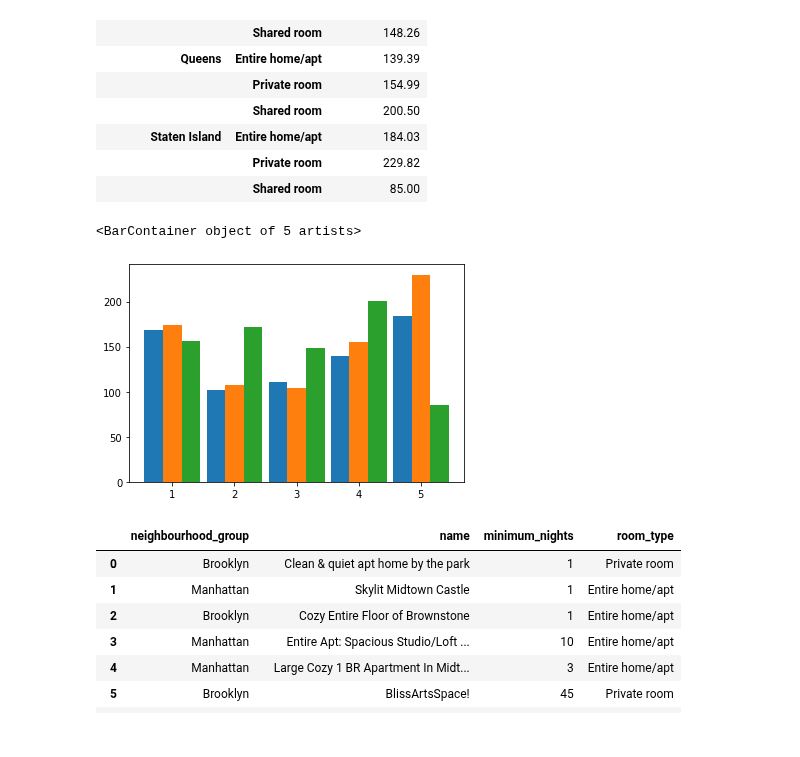
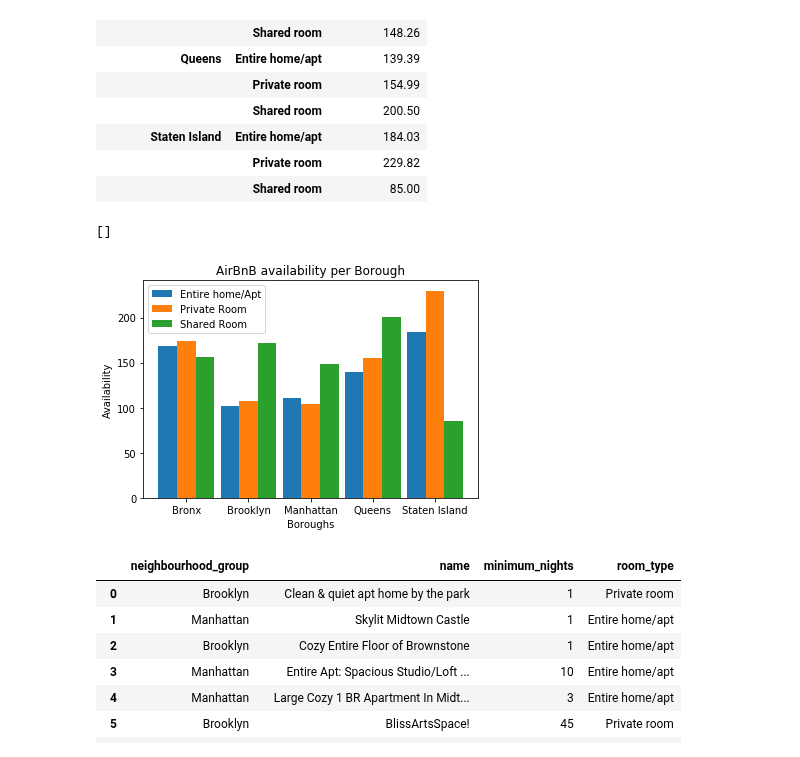
Before and after one commit to mjknj18/2019-NYC-Airbnb-Property-Data-Analysis, a Jupyter notebook: 2019_NYC_Airbnb_Property_Data_Analysis_Main.ipynb, the cells around one changed output. Saved outputs shown, nothing was run; the diff lists cells and outputs as text; code cells hidden in the pictures.

```diff
--- a/2019_NYC_Airbnb_Property_Data_Analysis_Main.ipynb
+++ b/2019_NYC_Airbnb_Property_Data_Analysis_Main.ipynb
@@ -322,22 +336,37 @@ GB_AVG.round(2)
 |  | Private room | 229.82 |
 |  | Shared room | 85.00 |
 # %%
+
+
 GB_AVG_entire = [GB_AVG['availability_365'][0], GB_AVG['availability_365'][3],
                  GB_AVG['availability_365'][6], GB_AVG['availability_365'][9],
                  GB_AVG['availability_365'][12]]
 GB_AVG_private = [GB_AVG['availability_365'][1], GB_AVG['availability_365'][4],
                  GB_AVG['availability_365'][7], GB_AVG['availability_365'][10],
                  GB_AVG['availability_365'][13]]
 GB_AVG_shared = [GB_AVG['availability_365'][2], GB_AVG['availability_365'][5],
                  GB_AVG['availability_365'][8], GB_AVG['availability_365'][11],
                  GB_AVG['availability_365'][14]]
 
-plt.bar(np.arange(1, 6) - 0.3, GB_AVG_entire, width = 0.3)
-plt.bar(np.arange(1, 6), GB_AVG_private, width = 0.3)
-plt.bar(np.arange(1, 6) + 0.3, GB_AVG_shared, width = 0.3)
+
+pos = (1,2,3,4,5)
+plt.xticks(pos,('Bronx', 'Brooklyn', 'Manhattan', 'Queens', 'Staten Island'))
+
+plt.bar(np.arange(1, 6) - 0.3, GB_AVG_entire, width = 0.3,label = 'Entire home/Apt')
+plt.bar(np.arange(1, 6), GB_AVG_private, width = 0.3,label = 'Private Room')
+plt.bar(np.arange(1, 6) + 0.3, GB_AVG_shared, width = 0.3,label = 'Shared Room')
+
+plt.ylabel('Availability')
+plt.xlabel('Boroughs')
+plt.title('AirBnB availability per Borough')
+
+plt.legend()
+
+
+plt.plot()
 # %% [output]
-<BarContainer object of 5 artists>
+[]
-[figure, old version]
+[figure, new version]
 # %%
 #Next section will calculate the average number of minimum nights per borough
 # %%
```
Also changed, not shown: parts of 12 cells of this notebook.
